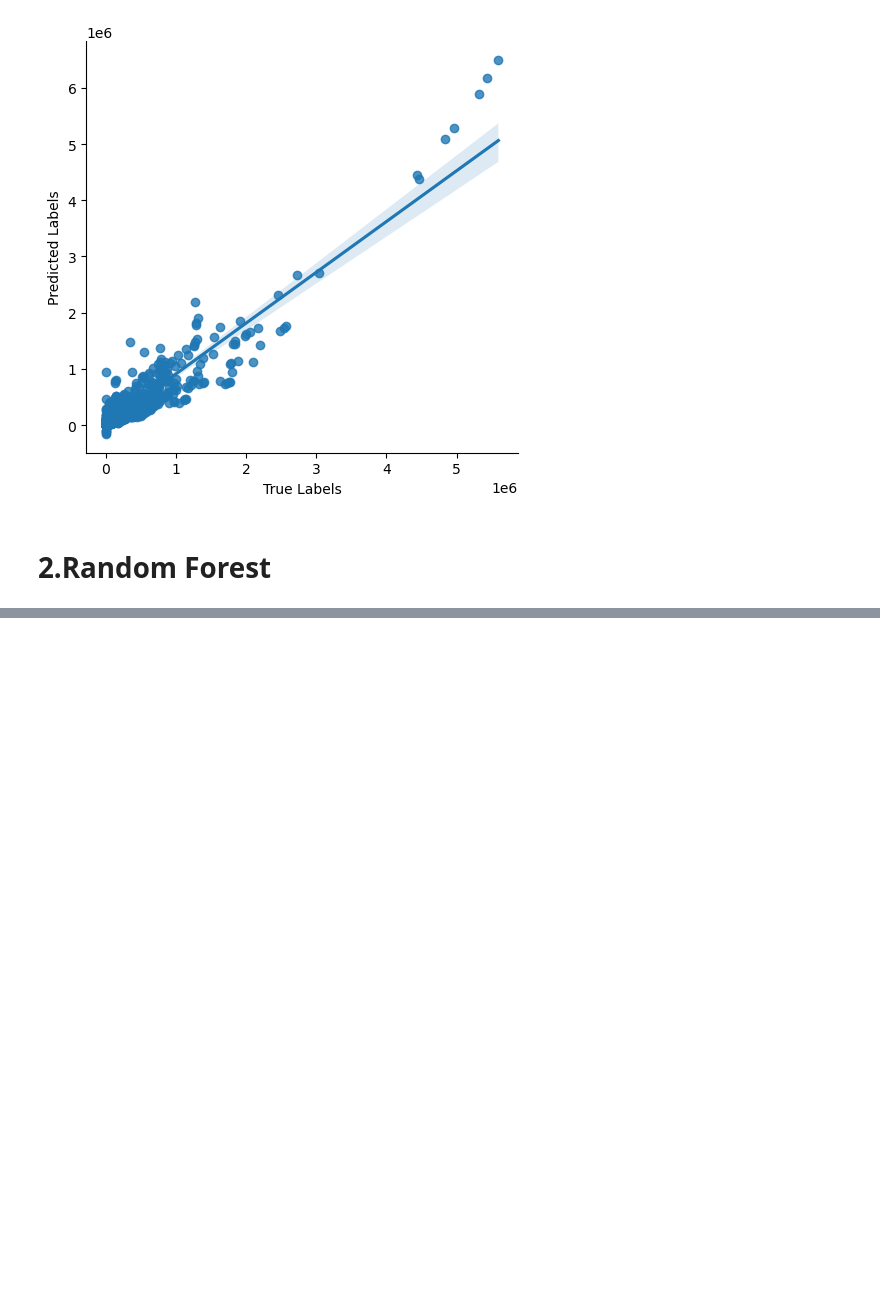
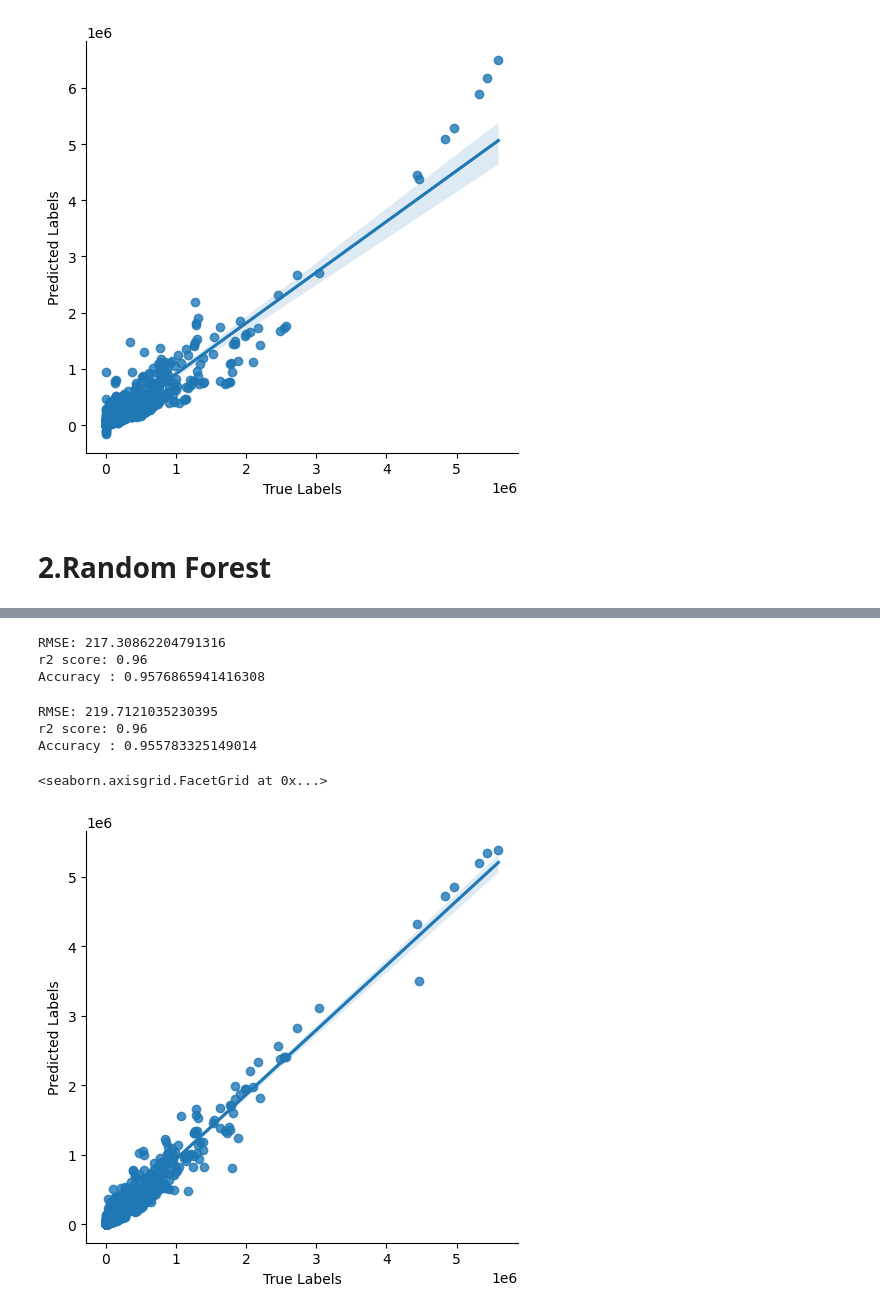
Before and after one commit to jishnkn91/Youtube-Likes-Prediction, a Jupyter notebook: Project.ipynb, the cells around one changed output, grey strips where cells are left out. Saved outputs shown, nothing was run; the diff lists cells and outputs as text; code cells hidden in the pictures; blank space fills up the shorter version.

```diff
--- a/Project.ipynb
+++ b/Project.ipynb
@@ -395,0 +402,11 @@ sns.lmplot(x='True Labels', y= 'Predicted Labels', data = df_rf)
+# %%
+xgb = XGBRegressor()
+xgb.fit(x_train, y_train)       # Fitting model with x_train and y_train
+xgb_pred = xgb.predict(x_test)  # Predicting the results
+print('RMSE:', np.sqrt(mean_squared_error(y_test, xgb_pred, squared=False)))
+print('r2 score: %.2f' % r2_score(y_test, xgb_pred))
+print("Accuracy :",xgb.score(x_test, y_test))
+# %% [output]
+RMSE: 217.30862204791316
+r2 score: 0.96
+Accuracy : 0.9576865941416308
@@ -395,0 +415,18 @@ sns.lmplot(x='True Labels', y= 'Predicted Labels', data = df_rf)
+# %%
+xgb = XGBRegressor(n_estimators=5000, learning_rate=0.001)
+xgb.fit(x_train, y_train)       # Fitting model with x_train and y_train
+xgb_pred = xgb.predict(x_test)  # Predicting the results
+print('RMSE:', np.sqrt(mean_squared_error(y_test, xgb_pred, squared=False)))
+print('r2 score: %.2f' % r2_score(y_test, xgb_pred))
+print("Accuracy :",xgb.score(x_test, y_test))
+# %% [output]
+RMSE: 219.7121035230395
+r2 score: 0.96
+Accuracy : 0.955783325149014
+# %%
+labels_xgb = {'True Labels': y_test, 'Predicted Labels': xgb_pred}
+df_xgb = pd.DataFrame(data = labels_xgb)
+sns.lmplot(x='True Labels', y= 'Predicted Labels', data = df_xgb)
+# %% [output]
+<seaborn.axisgrid.FacetGrid at 0x...>
+[figure, added]
```
Also changed, not shown: parts of 6 cells of this notebook.
